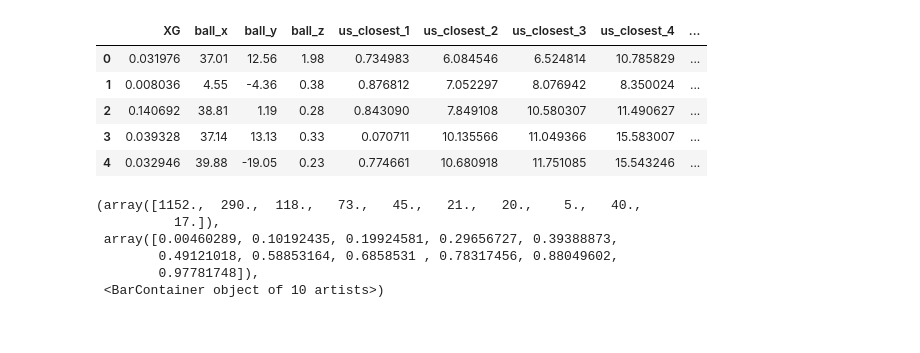
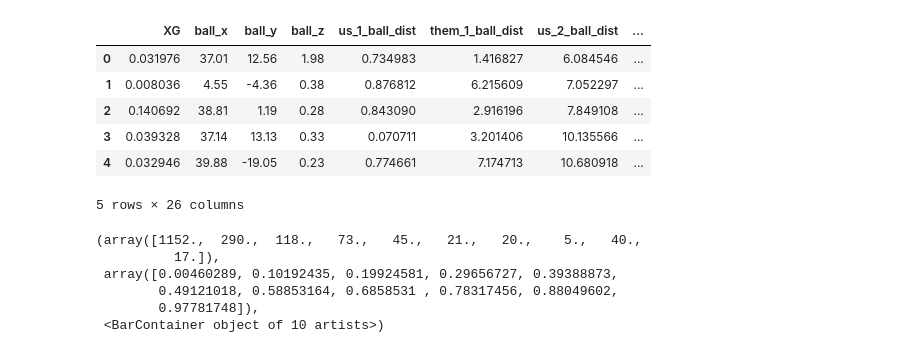
Before and after one commit to adiguzeldeniz/ekip_makine, a Jupyter notebook: XG_XGBoost.ipynb, the cells around one changed output. Saved outputs shown, nothing was run; the diff lists cells and outputs as text; code cells hidden in the pictures.

```diff
--- a/XG_XGBoost.ipynb
+++ b/XG_XGBoost.ipynb
@@ -1,59 +1,37 @@
 # %%
 import pandas as pd
 import numpy as np
 from xgboost import XGBRegressor
 from sklearn.model_selection import train_test_split
 from sklearn.model_selection import RandomizedSearchCV
 from scipy.stats import uniform, randint
 import matplotlib.pyplot as plt
 
 df = pd.read_csv('all_XG_data.csv')
 df = df.loc[:, ~df.columns.str.endswith('_speed')]
-
-def get_closest_and_furthest(row, prefix):
-    dists = [row[f'{prefix}_{i}_ball_dist'] for i in range(1, 12)]
-    dists_sorted = np.sort(dists)
-    closest5 = dists_sorted[:5]
-    furthest = dists_sorted[-1]
-    # Return as a flat list: closest1, ..., closest5, furthest
-    return list(closest5) + [furthest]
 
 df = df.drop(columns=['Time', 'Half'])
 
 # Calculate total distance of all players to the ball
 for i in range(1, 12):
     df[f'us_{i}_ball_dist'] = np.sqrt((df[f'us_{i}_x'] - df['ball_x'])**2 + (df[f'us_{i}_y'] - df['ball_y'])**2)
     df[f'them_{i}_ball_dist'] = np.sqrt((df[f'them_{i}_x'] - df['ball_x'])**2 + (df[f'them_{i}_y'] - df['ball_y'])**2)
 
 # Optionally, drop the original x/y columns if you only want the distances
 player_xy_cols = [f'us_{i}_x' for i in range(1, 12)] + [f'us_{i}_y' for i in range(1, 12)] + \
                  [f'them_{i}_x' for i in range(1, 12)] + [f'them_{i}_y' for i in range(1, 12)]
 df = df.drop(columns=player_xy_cols)
 
 df.head()
 #df.shape
-
-# ...existing code...
-
-
-us_features = df.apply(lambda row: get_closest_and_furthest(row, 'us'), axis=1, result_type='expand')
-us_features.columns = [f'us_closest_{i+1}' for i in range(5)] + ['us_furthest']
-them_features = df.apply(lambda row: get_closest_and_furthest(row, 'them'), axis=1, result_type='expand')
-them_features.columns = [f'them_closest_{i+1}' for i in range(5)] + ['them_furthest']
-
-# Build new DataFrame with only relevant features
-keep_cols = ['XG', 'ball_x', 'ball_y', 'ball_z']  # add any other columns you want to keep
-df = pd.concat([df[keep_cols].reset_index(drop=True), us_features, them_features], axis=1)
-
-df.head()
-# ...existing code...
 # %% [output]
-|  | XG | ball_x | ball_y | ball_z | us_closest_1 | us_closest_2 | us_closest_3 | us_closest_4 | ... |
-| 0 | 0.031976 | 37.01 | 12.56 | 1.98 | 0.734983 | 6.084546 | 6.524814 | 10.785829 | ... |
-| 1 | 0.008036 | 4.55 | -4.36 | 0.38 | 0.876812 | 7.052297 | 8.076942 | 8.350024 | ... |
-| 2 | 0.140692 | 38.81 | 1.19 | 0.28 | 0.843090 | 7.849108 | 10.580307 | 11.490627 | ... |
-| 3 | 0.039328 | 37.14 | 13.13 | 0.33 | 0.070711 | 10.135566 | 11.049366 | 15.583007 | ... |
-| 4 | 0.032946 | 39.88 | -19.05 | 0.23 | 0.774661 | 10.680918 | 11.751085 | 15.543246 | ... |
+|  | XG | ball_x | ball_y | ball_z | us_1_ball_dist | them_1_ball_dist | us_2_ball_dist | ... |
+| 0 | 0.031976 | 37.01 | 12.56 | 1.98 | 0.734983 | 1.416827 | 6.084546 | ... |
+| 1 | 0.008036 | 4.55 | -4.36 | 0.38 | 0.876812 | 6.215609 | 7.052297 | ... |
+| 2 | 0.140692 | 38.81 | 1.19 | 0.28 | 0.843090 | 2.916196 | 7.849108 | ... |
+| 3 | 0.039328 | 37.14 | 13.13 | 0.33 | 0.070711 | 3.201406 | 10.135566 | ... |
+| 4 | 0.032946 | 39.88 | -19.05 | 0.23 | 0.774661 | 7.174713 | 10.680918 | ... |
+5 rows × 26 columns
 # %%
 plt.hist(df['XG'])
 # %% [output]
```
Also changed, not shown: parts of 3 cells of this notebook, 1 other file.
